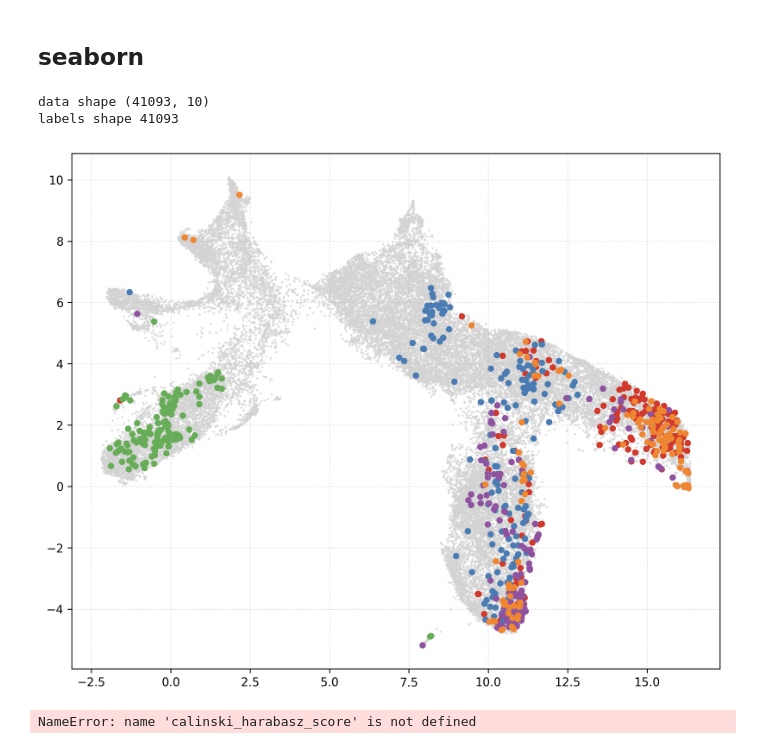
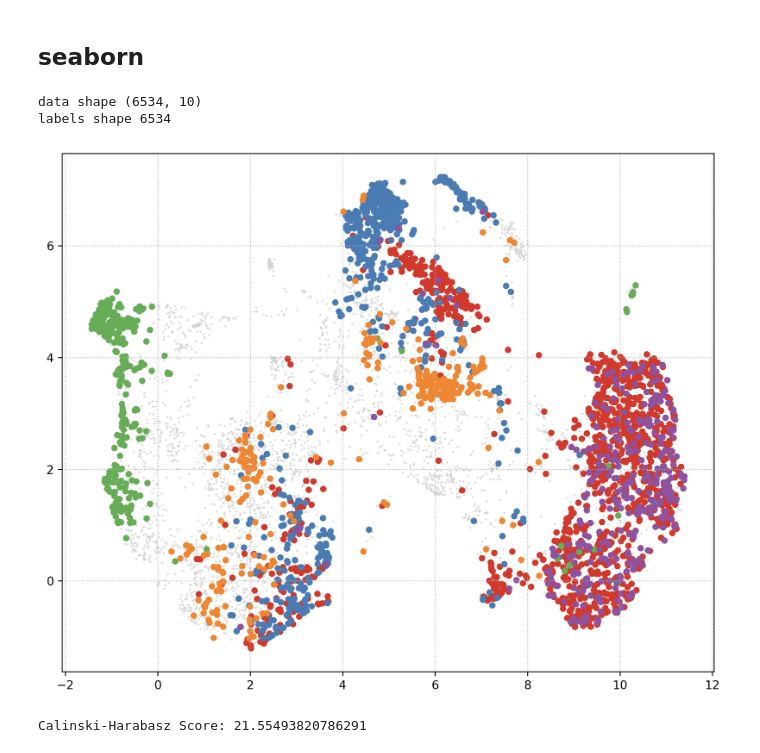
Before and after one commit to SZ-yang/SCSeq_LineageBarcoding, a Jupyter notebook: SCLineage_ConstrativeLearning/out/plot/feat_RECOMB/full_data/biddy_full/scVI_biddy_full_top5.ipynb, the cells around one changed output. Cells and saved outputs as stored; diff of their text form; code cells hidden in the pictures.

```diff
--- a/SCLineage_ConstrativeLearning/out/plot/feat_RECOMB/full_data/biddy_full/scVI_biddy_full_top5.ipynb
+++ b/SCLineage_ConstrativeLearning/out/plot/feat_RECOMB/full_data/biddy_full/scVI_biddy_full_top5.ipynb
@@ -69,10 +10,9 @@ input_dir = "/Users/apple/Desktop/KB/data"
 num_top_lg_toplot = 5
 
 # Load dataset
-# data = np.load(input_dir+'/feat_submission/feat_1006_bs260_sf04_larry_full/scBaseEncoderFeat_Z_bs260_tau0.5.npy')
-data = np.load(input_dir+'/feat_RECOMB/full_data/larry_full/Larry_scvi_full_embeddings.npy')
+data = np.load(input_dir+'/feat_RECOMB/full_data/biddy_full/Biddy_scvi_full_embeddings.npy')
 
-adata_subset = ad.read_h5ad(input_dir+'/LarryData/Larry_41093_2000_norm_log.h5ad')
+adata_subset = ad.read_h5ad(input_dir+'/BiddyData/biddy_6534_2000_norm_log.h5ad')
 
 # Extract clone_id labels
 labels = adata_subset.obs["clone_id"].to_numpy()
@@ -84,20 +24,9 @@ print("labels shape", num_cells)
 # Initialize UMAP and fit the data
 reducer = umap.UMAP()
 embedding = reducer.fit_transform(data)
-
-# # Determine the top lineages
-# unique_labels, counts = np.unique(labels, return_counts=True)
-# top_lineages = unique_labels[np.argsort(-counts)[:num_top_lg_toplot]]
-
-# # Create a custom color palette for the top 5 clone_ids
-# custom_palette = ['#2878B5', '#9AC9DB', '#F8AC8C', '#C82423', '#FF8884']
-# default_color = 'gray'
-
-# # Create a mapping from clone_id to color for the top 5
-# lineage_to_color = {lineage: custom_palette[i] for i, lineage in enumerate(top_lineages)}
 # %% [output]
-data shape (41093, 10)
-labels shape 41093
+data shape (6534, 10)
+labels shape 6534
 # %%
 import matplotlib.pyplot as plt
 import seaborn as sns
@@ -120,41 +49,42 @@ for i, clone_id in enumerate(top_5_clone_ids):
     color_map[clone_id] = custom_palette[i]
 
 # Generate the colors list based on the color_map
 colors = [color_map[clone_id] for clone_id in labels]
 
 # Separate indices for gray and colored cells
 gray_indices = [i for i, clone_id in enumerate(labels) if color_map[clone_id] == 'lightgray']
 color_indices = [i for i, clone_id in enumerate(labels) if color_map[clone_id] != 'lightgray']
 
 # Create a scatter plot of the UMAP embedding
 plt.figure(figsize=(10, 8), dpi=300)
 # Add grid to the plot
-plt.grid(True, alpha=0.5, linestyle=':')
+plt.grid(True, alpha=0.9, linestyle=':')
 
 # Plot gray cells first
 plt.scatter(embedding[gray_indices, 0], embedding[gray_indices, 1], c='lightgray', s=1, label='_nolegend_', alpha=0.6)
 
 # Overlay colored cells
 for clone_id in top_5_clone_ids:
     color_mask = np.array([clone_id == cid for cid in labels])
     plt.scatter(embedding[color_mask, 0], embedding[color_mask, 1],
                 c=[color_map[clone_id]], s=20, label=clone_id)
 
 
 
 # Create a custom legend for the top 5 clone IDs
 legend_handles = [plt.Line2D([0], [0], marker='o', color='w', markerfacecolor=custom_palette[i], markersize=10, label=f'{clone_id}')
                   for i, clone_id in enumerate(top_5_clone_ids)]
 # plt.legend(handles=legend_handles, title="Top 5 Clone IDs")
-
+plt.grid(True, alpha=0.9, linestyle=':')
 plt.show()
 # %% [output]
-[figure, old version]
+[figure, new version]
 # %%
+from sklearn.metrics import calinski_harabasz_score
 # Calculate the Calinski-Harabasz score
-score = calinski_harabasz_score(embedding, labels)
+score = calinski_harabasz_score(data, labels)
 
 # Print the score
 print("Calinski-Harabasz Score:", score)
 # %% [output]
-NameError: name 'calinski_harabasz_score' is not defined
+Calinski-Harabasz Score: 21.55493820786291
```
Also changed, not shown: parts of 2 cells of this notebook, 1 other file.
